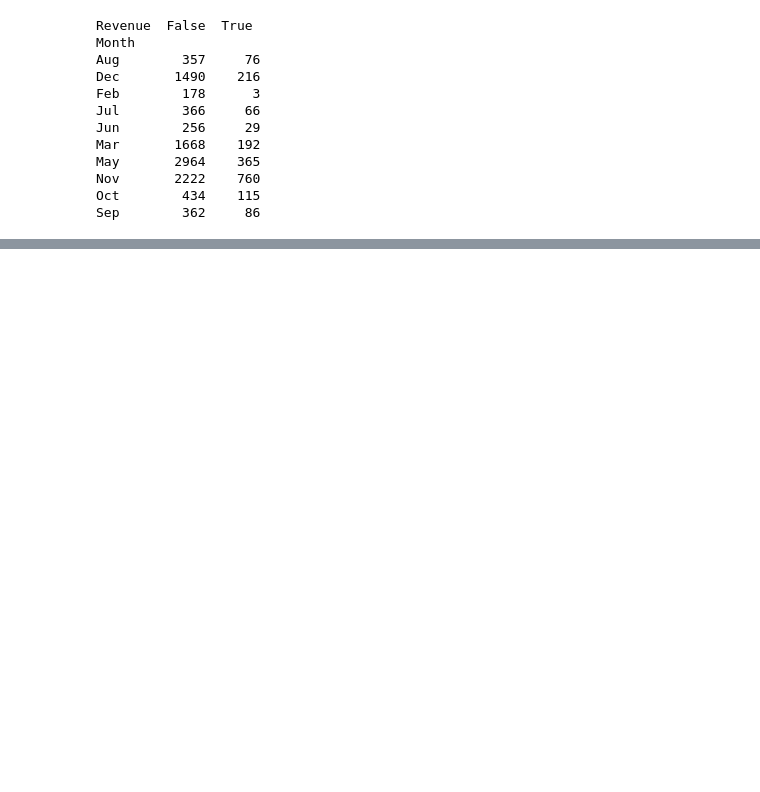
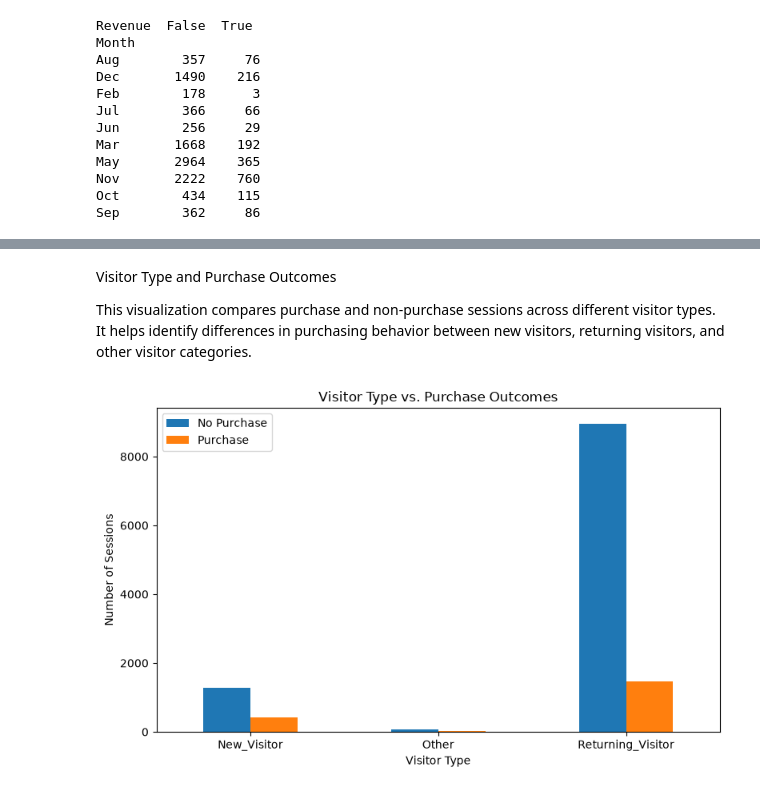
Before and after one commit to Abel-P-THOMAS/online-shopping-purchase-intention_analysis, a Jupyter notebook: project final/online_shopping_analysis.ipynb, the cells around one changed output, grey strips where cells are left out. Drawn from its saved outputs; the diff is of its cells as text; code cells hidden in the pictures; blank space fills up the shorter version.

```diff
--- a/project final/online_shopping_analysis.ipynb
+++ b/project final/online_shopping_analysis.ipynb
@@ -381,0 +556,24 @@ Sep        362     86
+# %% [markdown]
+Visitor Type and Purchase Outcomes
+
+This visualization compares purchase and non-purchase sessions across different visitor types. It helps identify differences in purchasing behavior between new visitors, returning visitors, and other visitor categories.
+# %%
+import matplotlib.pyplot as plt
+import pandas as pd
+
+visitor_revenue = pd.crosstab(df["VisitorType"], df["Revenue"])
+visitor_revenue = visitor_revenue.reindex(
+    columns=[False, True], fill_value=0
+)
+
+visitor_revenue.plot(kind="bar", figsize=(8, 5))
+
+plt.title("Visitor Type vs. Purchase Outcomes")
+plt.xlabel("Visitor Type")
+plt.ylabel("Number of Sessions")
+plt.xticks(rotation=0)
+plt.legend(["No Purchase", "Purchase"])
+plt.tight_layout()
+plt.show()
+# %% [output]
+[figure, added]
```
Also changed, not shown: parts of 55 cells of this notebook.
